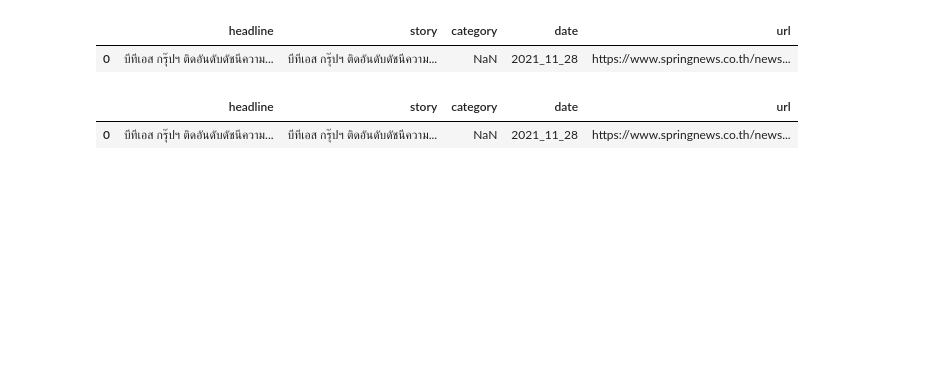
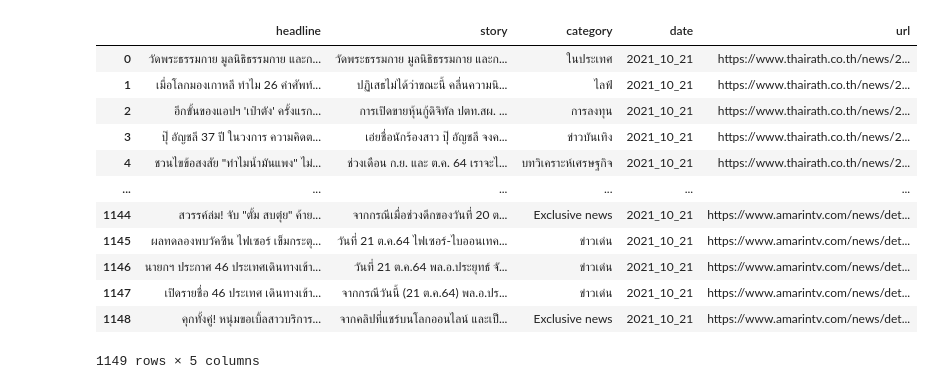
Before and after one commit to Trending-Thai-Keyword-Analysis/TTKDON-Mark-2, a Jupyter notebook: Main/main.ipynb, the cells around one changed output. Drawn from its saved outputs; the diff is of its cells as text; code cells hidden in the pictures; blank space fills up the shorter version.

```diff
--- a/Main/main.ipynb
+++ b/Main/main.ipynb
@@ -13,13 +13,19 @@ x = WB("attacut_stopword_m10_th31","newmm_stopword_m10_th31")
 # %%
-file_name = "2021_11_28"
+file_name = "2021_10_21"
 df = pd.read_csv(f"../assets/Split_Date/{file_name}.csv")
+df.drop_duplicates(inplace=True,ignore_index=True)
 df
 # %% [output]
 |  | headline | story | category | date | url |
-| 0 | บีทีเอส กรุ๊ปฯ ติดอันดับดัชนีความ... | บีทีเอส กรุ๊ปฯ ติดอันดับดัชนีความ... | NaN | 2021_11_28 | https://www.springnews.co.th/news... |
+| 0 | วัดพระธรรมกาย มูลนิธิธรรมกาย และก... | วัดพระธรรมกาย มูลนิธิธรรมกาย และก... | ในประเทศ | 2021_10_21 | https://www.thairath.co.th/news/2... |
+| 1 | เมื่อโลกมองเกาหลี ทำไม 26 คำศัพท์... | ปฏิเสธไม่ได้ว่าขณะนี้ คลื่นความนิ... | ไลฟ์ | 2021_10_21 | https://www.thairath.co.th/news/2... |
+| 2 | อีกขั้นของแอปฯ 'เป๋าตัง' ครั้งแรก... | การเปิดขายหุ้นกู้ดิจิทัล ปตท.สผ. ... | การลงทุน | 2021_10_21 | https://www.thairath.co.th/news/2... |
+| 3 | ปุ๊ อัญชลี 37 ปี ในวงการ ความคิดต... | เอ่ยชื่อนักร้องสาว ปุ๊ อัญชลี จงค... | ข่าวบันเทิง | 2021_10_21 | https://www.thairath.co.th/news/2... |
+| 4 | ชวนไขข้อสงสัย "ทำไมน้ำมันแพง" ไม่... | ช่วงเดือน ก.ย. และ ต.ค. 64 เราจะไ... | บทวิเคราะห์เศรษฐกิจ | 2021_10_21 | https://www.thairath.co.th/news/2... |
+| ... | ... | ... | ... | ... | ... |
+| 1144 | สวรรค์ล่ม! จับ "ตั้ม สบตุ๋ย" ค้าย... | จากกรณีเมื่อช่วงดึกของวันที่ 20 ต... | Exclusive news | 2021_10_21 | https://www.amarintv.com/news/det... |
+| 1145 | ผลทดลองพบวัคซีน ไฟเซอร์ เข็มกระตุ... | วันที่ 21 ต.ค.64 ไฟเซอร์-ไบออนเทค... | ข่าวเด่น | 2021_10_21 | https://www.amarintv.com/news/det... |
+| 1146 | นายกฯ ประกาศ 46 ประเทศเดินทางเข้า... | วันที่ 21 ต.ค.64 พล.อ.ประยุทธ์ จั... | ข่าวเด่น | 2021_10_21 | https://www.amarintv.com/news/det... |
+| 1147 | เปิดรายชื่อ 46 ประเทศ เดินทางเข้า... | จากกรณีวันนี้ (21 ต.ค.64) พล.อ.ปร... | ข่าวเด่น | 2021_10_21 | https://www.amarintv.com/news/det... |
+| 1148 | คุกทั้งคู่! หนุ่มขอเบิ้ลสาวบริการ... | จากคลิปที่แชร์บนโลกออนไลน์ และเป็... | Exclusive news | 2021_10_21 | https://www.amarintv.com/news/det... |
+1149 rows × 5 columns
-# %%
-df.drop_duplicates(inplace=True,ignore_index=True)
-df
-# %% [output]
-|  | headline | story | category | date | url |
-| 0 | บีทีเอส กรุ๊ปฯ ติดอันดับดัชนีความ... | บีทีเอส กรุ๊ปฯ ติดอันดับดัชนีความ... | NaN | 2021_11_28 | https://www.springnews.co.th/news... |
```
Also changed, not shown: parts of 9 cells of this notebook, 10 other files.
